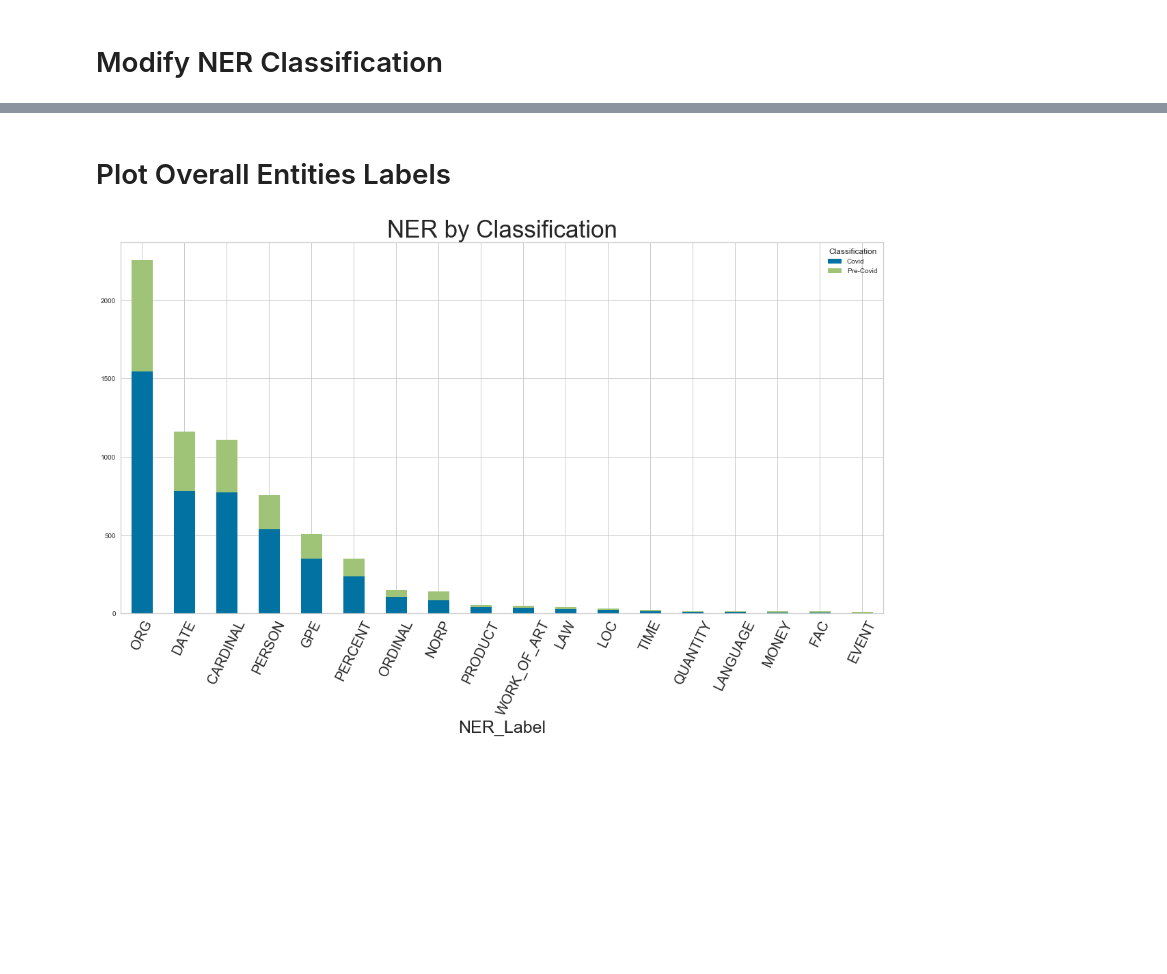
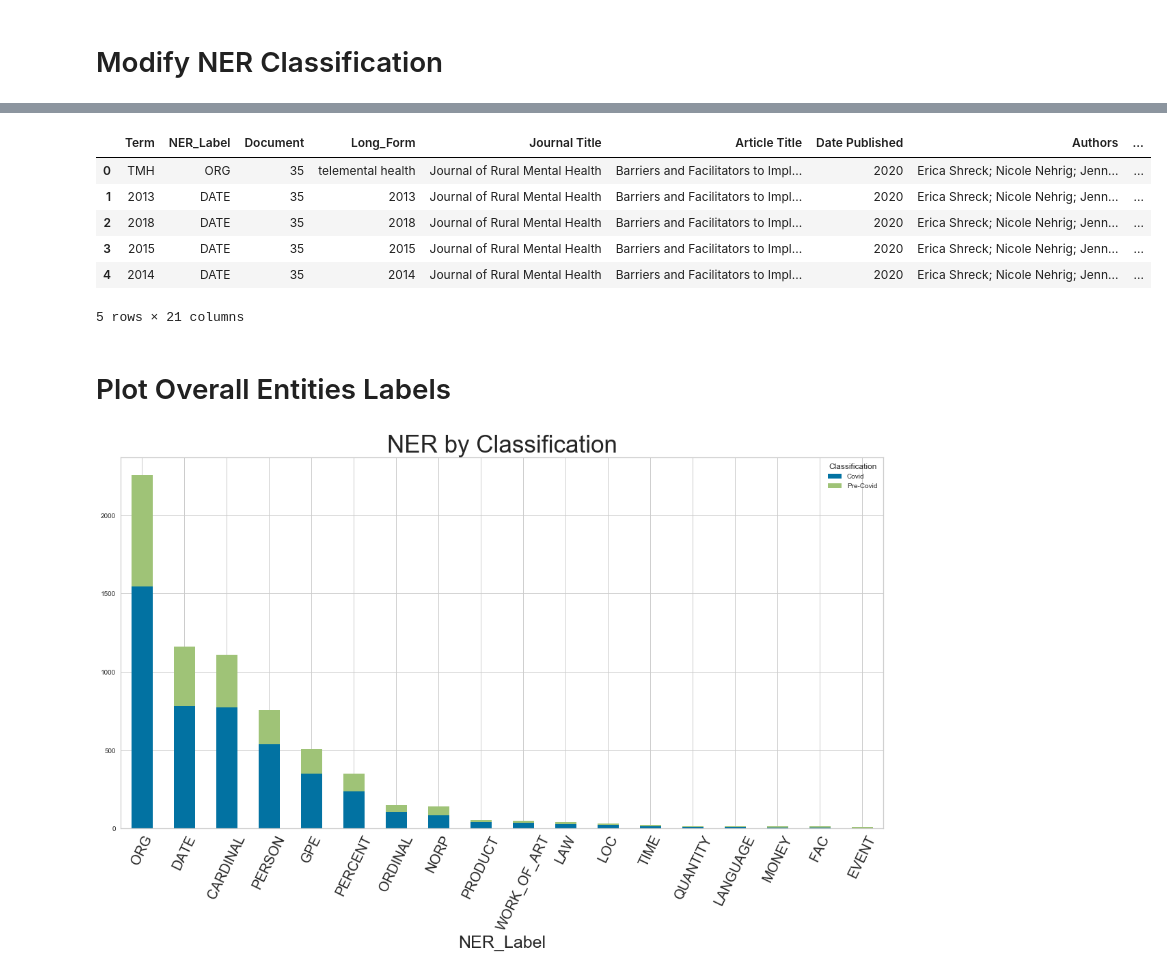
Before and after one commit to VintageGold/Text_Summarization, a Jupyter notebook: NER.ipynb, the cells around one changed output, grey strips where cells are left out. Saved outputs shown, nothing was run; the diff lists cells and outputs as text; code cells hidden in the pictures; blank space fills up the shorter version.

```diff
--- a/NER.ipynb
+++ b/NER.ipynb
@@ -113,5 +124,16 @@ df_ner_exploded.head()
 # %%
 entity_by_document_overview = df_ner_exploded.merge(df_overview,left_on="Document",right_on=df_overview.index)
+# %%
+#Classification is the last column
+entity_by_document_overview.head()
+# %% [output]
+|  | Term | NER_Label | Document | Long_Form | Journal Title | Article Title | Date Published | Authors | ... |
+| 0 | TMH | ORG | 35 | telemental health | Journal of Rural Mental Health | Barriers and Facilitators to Impl... | 2020 | Erica Shreck; Nicole Nehrig; Jenn... | ... |
+| 1 | 2013 | DATE | 35 | 2013 | Journal of Rural Mental Health | Barriers and Facilitators to Impl... | 2020 | Erica Shreck; Nicole Nehrig; Jenn... | ... |
+| 2 | 2018 | DATE | 35 | 2018 | Journal of Rural Mental Health | Barriers and Facilitators to Impl... | 2020 | Erica Shreck; Nicole Nehrig; Jenn... | ... |
+| 3 | 2015 | DATE | 35 | 2015 | Journal of Rural Mental Health | Barriers and Facilitators to Impl... | 2020 | Erica Shreck; Nicole Nehrig; Jenn... | ... |
+| 4 | 2014 | DATE | 35 | 2014 | Journal of Rural Mental Health | Barriers and Facilitators to Impl... | 2020 | Erica Shreck; Nicole Nehrig; Jenn... | ... |
+5 rows × 21 columns
 # %% [markdown]
 # Plot Overall Entities Labels
 # %%
```
Also changed, not shown: parts of 16 cells of this notebook.
